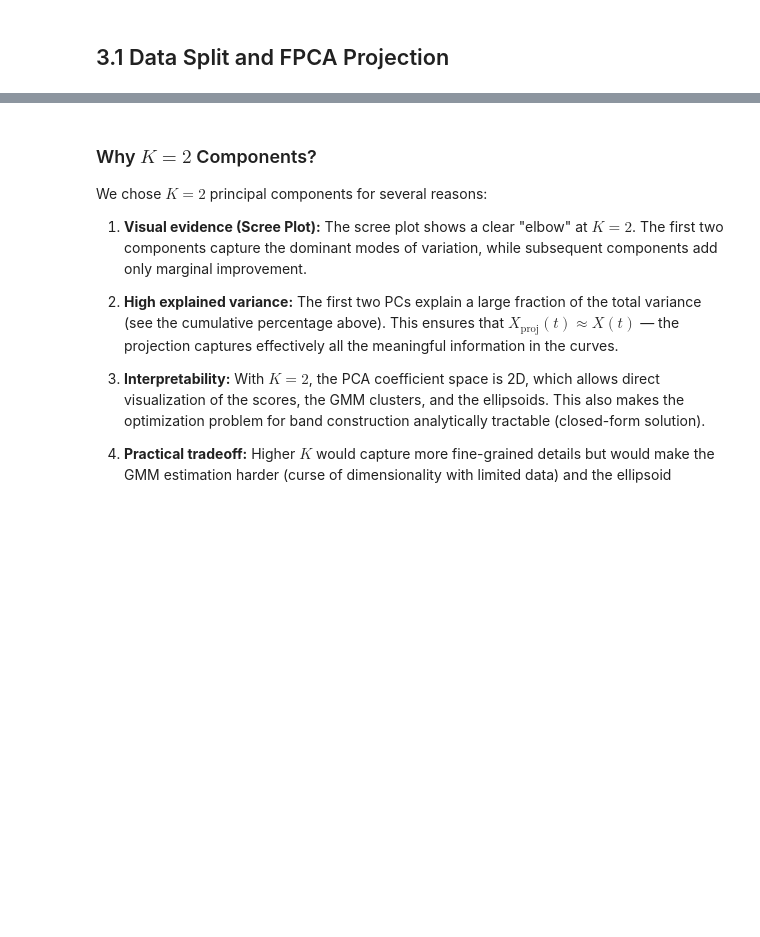
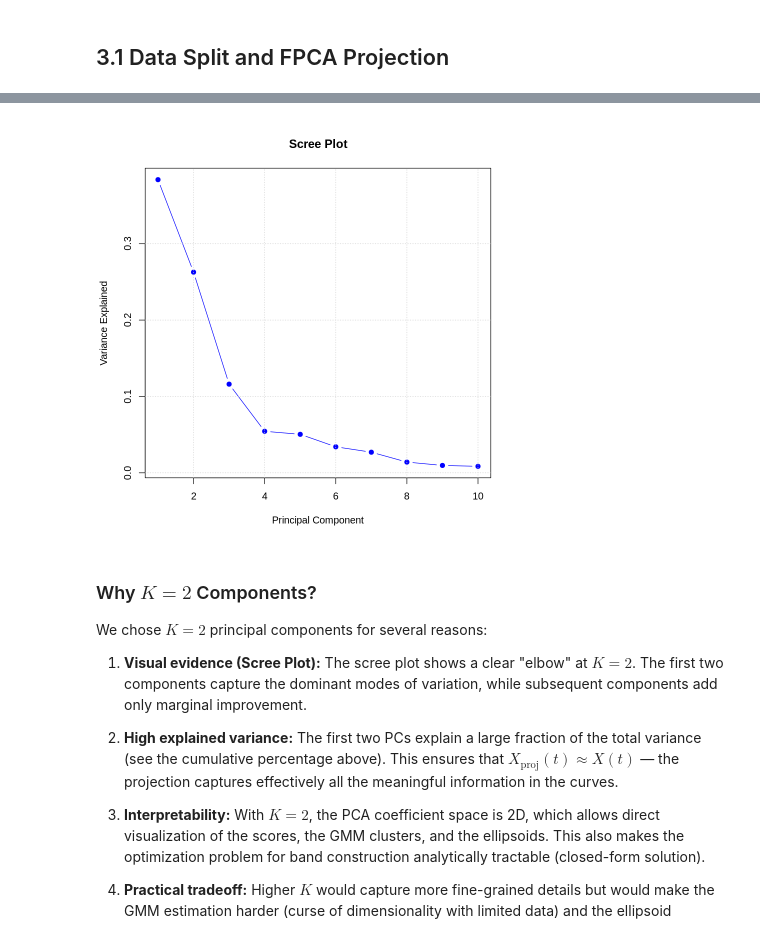
Before and after one commit to danpinocontrollino/Roberto-Brambini, a Jupyter notebook: FSL_HW.ipynb, the cells around one changed output, grey strips where cells are left out. Saved outputs shown, nothing was run; the diff lists cells and outputs as text; code cells hidden in the pictures; blank space fills up the shorter version.

```diff
--- a/FSL_HW.ipynb
+++ b/FSL_HW.ipynb
@@ -382,3 +395,11 @@ par(mfrow = c(1, 1))
+# %%
+# Scree Plot
+var_explained <- pca_model$sdev^2 / sum(pca_model$sdev^2)
+plot(var_explained[1:10], type = "b", main = "Scree Plot",
+     xlab = "Principal Component", ylab = "Variance Explained", col = "blue", pch = 19)
+grid()
+# %% [output]
+[figure, added]
 # %% [markdown]
 ### Why $K = 2$ Components?
 
```
Also changed, not shown: parts of 16 cells of this notebook, 3 other files.
